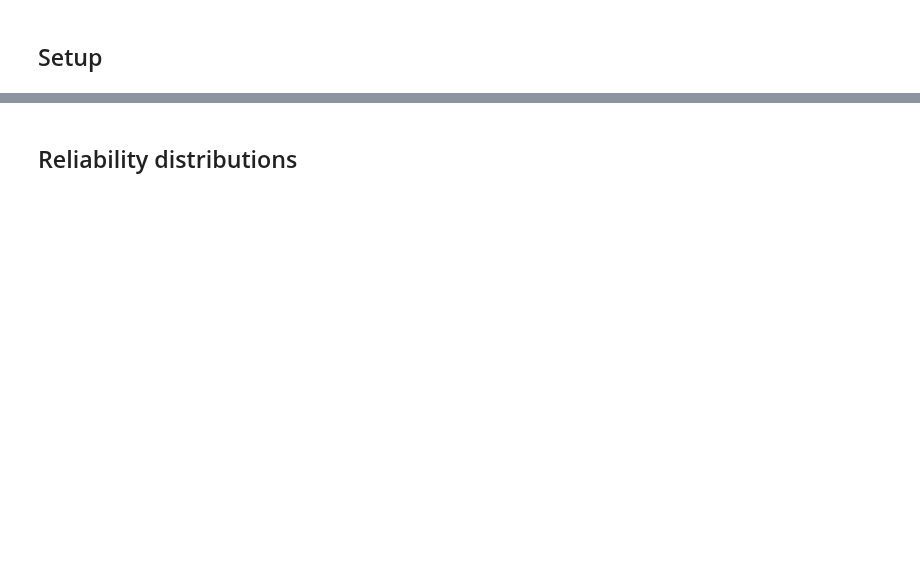
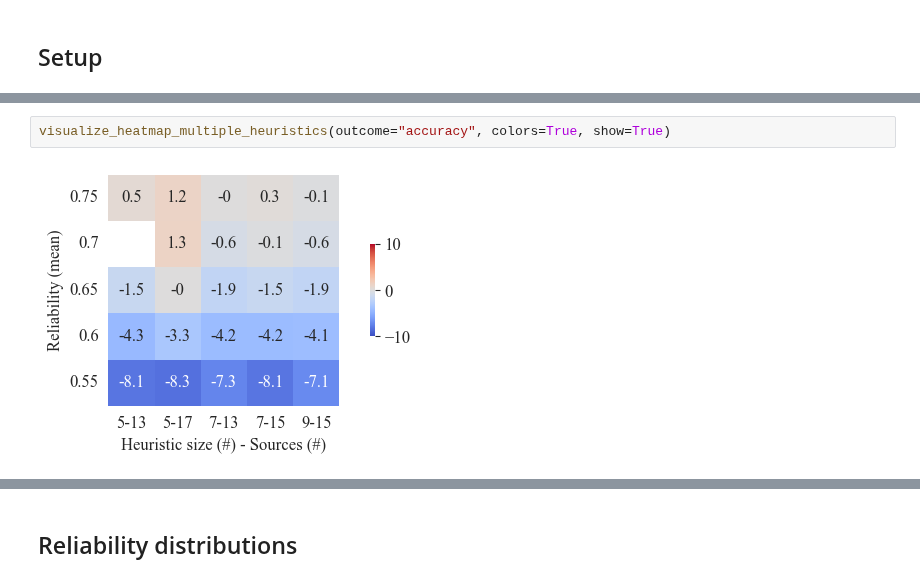
Before and after one commit to HeinDuijf/DiversityAbility, a Jupyter notebook: robustness.ipynb, the cells around one changed output, grey strips where cells are left out. Cells and saved outputs as stored; diff of their text form; blank space fills up the shorter version.

```diff
--- a/robustness.ipynb
+++ b/robustness.ipynb
@@ -12,0 +249,4 @@ from IPython.display import display
+# %%
+visualize_heatmap_multiple_heuristics(outcome="accuracy", colors=True, show=True)
+# %% [output]
+[figure, added]
```
Also changed, not shown: parts of 47 cells of this notebook.
